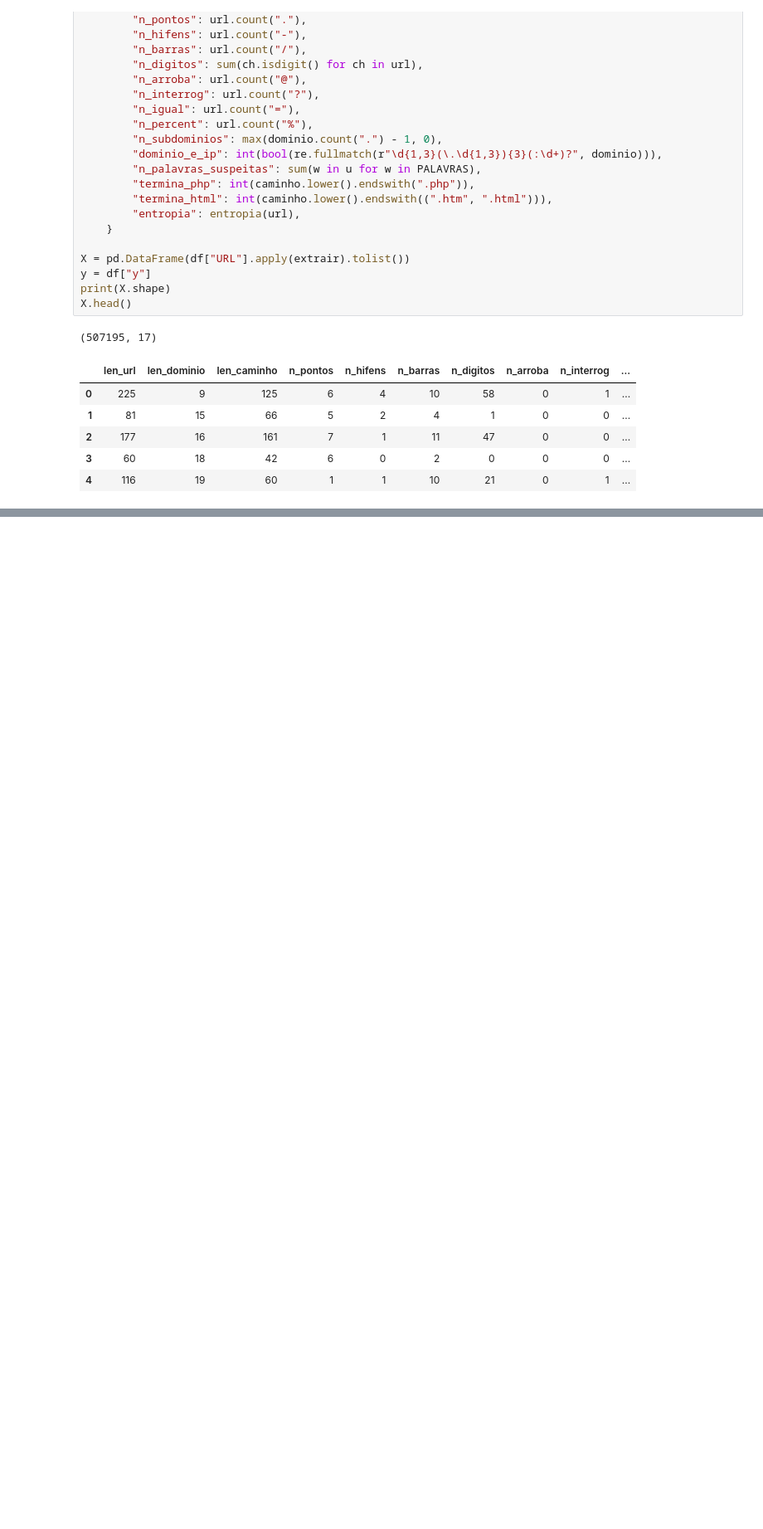
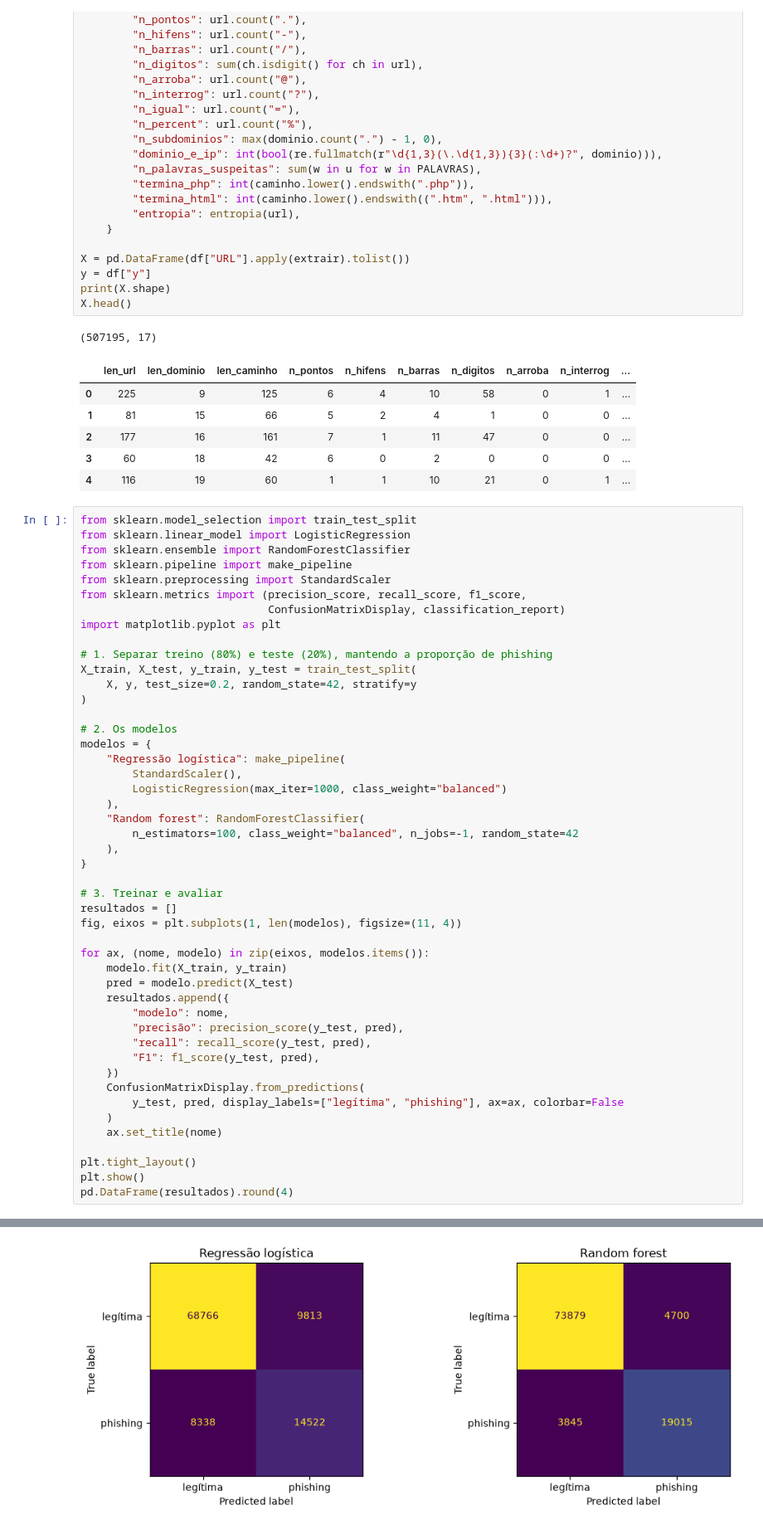
Before and after one commit to iheckmann/phishing-url-detector, a Jupyter notebook: 01_exploracao_dados.ipynb, the cells around one changed output, grey strips where cells are left out. Shown at 83% size. Cells and saved outputs as stored; diff of their text form; blank space fills up the shorter version.

Commit message:
Treina e compara modelos

```diff
--- a/01_exploracao_dados.ipynb
+++ b/01_exploracao_dados.ipynb
@@ -94,3 +94,51 @@ X.head()
 | 2 | 177 | 16 | 161 | 7 | 1 | 11 | 47 | 0 | 0 | ... |
 | 3 | 60 | 18 | 42 | 6 | 0 | 2 | 0 | 0 | 0 | ... |
 | 4 | 116 | 19 | 60 | 1 | 1 | 10 | 21 | 0 | 1 | ... |
+# %%
+from sklearn.model_selection import train_test_split
+from sklearn.linear_model import LogisticRegression
+from sklearn.ensemble import RandomForestClassifier
+from sklearn.pipeline import make_pipeline
+from sklearn.preprocessing import StandardScaler
+from sklearn.metrics import (precision_score, recall_score, f1_score,
+                             ConfusionMatrixDisplay, classification_report)
+import matplotlib.pyplot as plt
+
+# 1. Separar treino (80%) e teste (20%), mantendo a proporção de phishing
+X_train, X_test, y_train, y_test = train_test_split(
+    X, y, test_size=0.2, random_state=42, stratify=y
+)
+
+# 2. Os modelos
+modelos = {
+    "Regressão logística": make_pipeline(
+        StandardScaler(),
+        LogisticRegression(max_iter=1000, class_weight="balanced")
+    ),
+    "Random forest": RandomForestClassifier(
+        n_estimators=100, class_weight="balanced", n_jobs=-1, random_state=42
+    ),
+}
+
+# 3. Treinar e avaliar
+resultados = []
+fig, eixos = plt.subplots(1, len(modelos), figsize=(11, 4))
+
+for ax, (nome, modelo) in zip(eixos, modelos.items()):
+    modelo.fit(X_train, y_train)
+    pred = modelo.predict(X_test)
+    resultados.append({
+        "modelo": nome,
+        "precisão": precision_score(y_test, pred),
+        "recall": recall_score(y_test, pred),
+        "F1": f1_score(y_test, pred),
+    })
+    ConfusionMatrixDisplay.from_predictions(
+        y_test, pred, display_labels=["legítima", "phishing"], ax=ax, colorbar=False
+    )
+    ax.set_title(nome)
+
+plt.tight_layout()
+plt.show()
+pd.DataFrame(resultados).round(4)
+# %% [output]
@@ -96,0 +146 @@ X.head()
+[figure, added]
```
Also changed, not shown: parts of 1 cell of this notebook.
